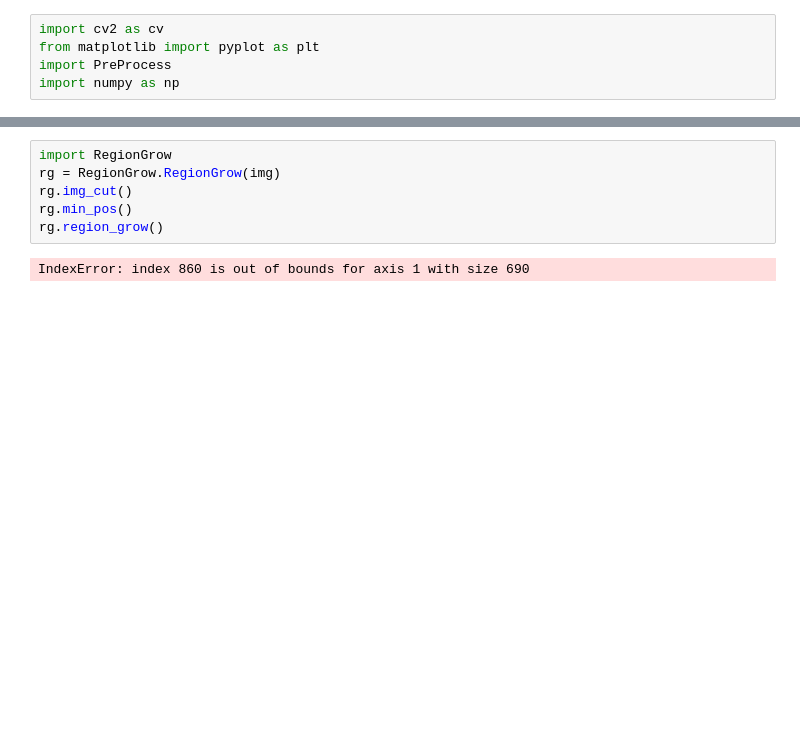
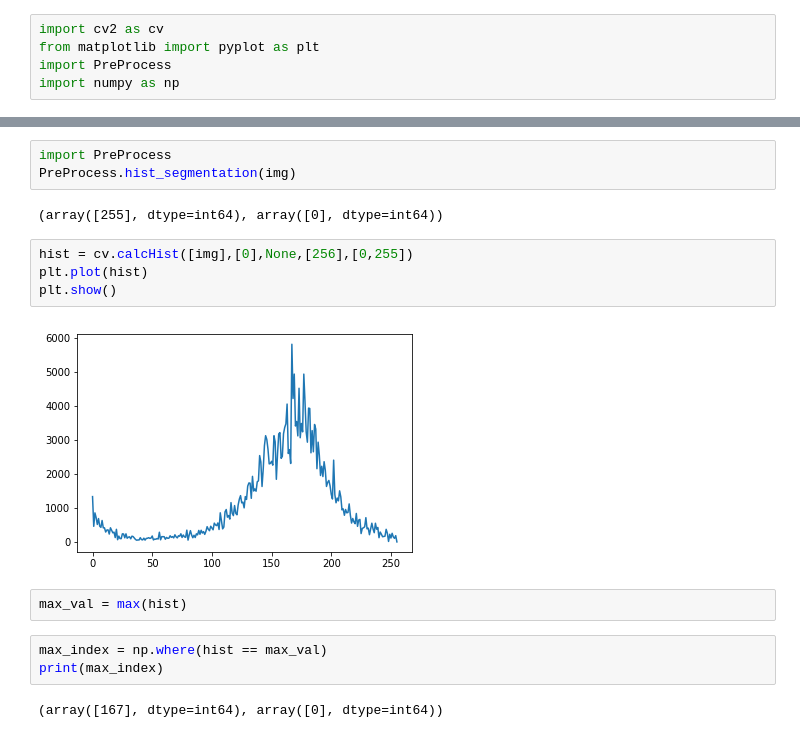
Before and after one commit to wwbweibo/RoudDetect, a Jupyter notebook: Untitled.ipynb, the cells around one changed output, grey strips where cells are left out. Cells and saved outputs as stored; diff of their text form; blank space fills up the shorter version.

```diff
--- a/Untitled.ipynb
+++ b/Untitled.ipynb
@@ -22,8 +22,18 @@ plt.imshow(img,cmap="gray")
-# %%
-import RegionGrow
-rg = RegionGrow.RegionGrow(img)
-rg.img_cut()
-rg.min_pos()
-rg.region_grow()
-# %% [output]
-IndexError: index 860 is out of bounds for axis 1 with size 690
+# %%
+import PreProcess
+PreProcess.hist_segmentation(img)
+# %% [output]
+(array([255], dtype=int64), array([0], dtype=int64))
+# %%
+hist = cv.calcHist([img],[0],None,[256],[0,255])
+plt.plot(hist)
+plt.show()
+# %% [output]
+[figure, added]
+# %%
+max_val = max(hist)
+# %%
+max_index = np.where(hist == max_val)
+print(max_index)
+# %% [output]
+(array([167], dtype=int64), array([0], dtype=int64))
```
Also changed, not shown: parts of 6 cells of this notebook, 1 other file.
